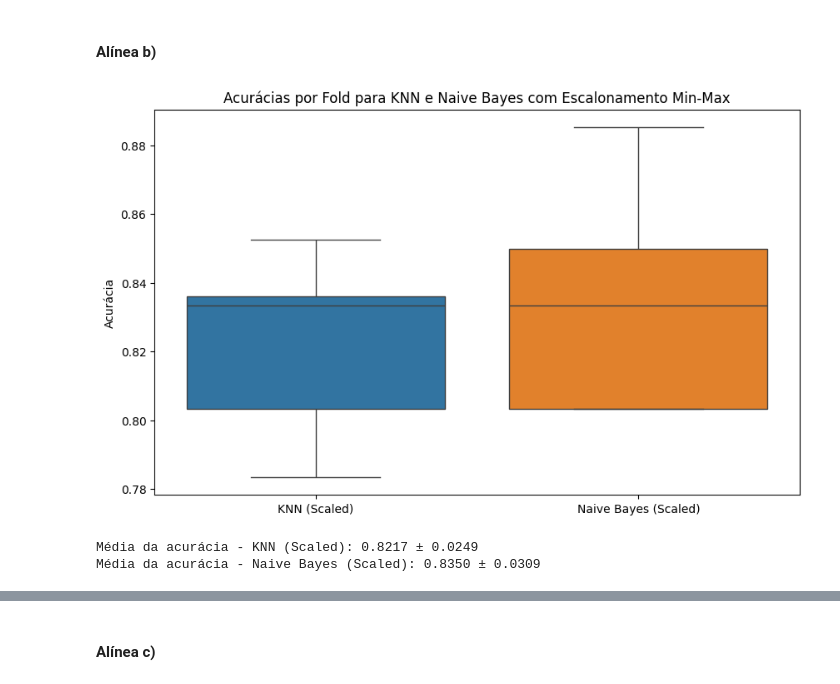
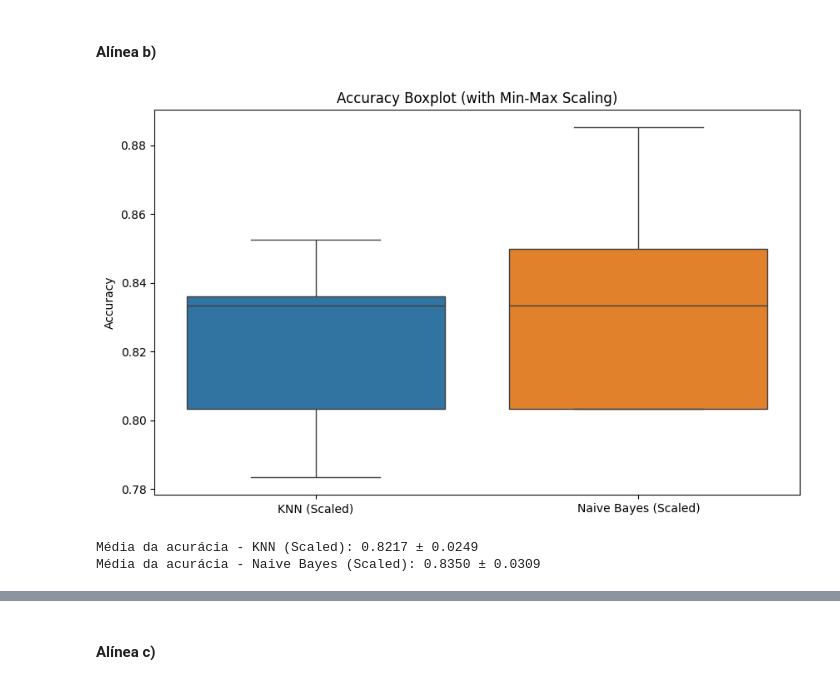
Before and after one commit to franciscolh04/Projetos-Apre, a Jupyter notebook: HW2/G060_notebook.ipynb, the cells around one changed output, grey strips where cells are left out. Saved outputs shown, nothing was run; the diff lists cells and outputs as text; code cells hidden in the pictures.

```diff
--- a/HW2/G060_notebook.ipynb
+++ b/HW2/G060_notebook.ipynb
@@ -85,29 +75,29 @@ Média da acurácia - Naive Bayes: 0.8350 ± 0.0309
 # %%
 # Aplicar Min-Max Scaler para escalonamento das features
 scaler = MinMaxScaler()
 X_scaled = scaler.fit_transform(X)
 
 # Avaliar o desempenho dos modelos usando cross_val_score com dados escalonados
 knn_scores_scaled = cross_val_score(knn, X_scaled, y, cv=skf, scoring='accuracy')
 nb_scores_scaled = cross_val_score(nb, X_scaled, y, cv=skf, scoring='accuracy')
 
 # Criar o dataframe para os resultados escalonados
 results_scaled = pd.DataFrame({
     'KNN (Scaled)': knn_scores_scaled,
     'Naive Bayes (Scaled)': nb_scores_scaled
 })
 
-# Plotar os boxplots para os modelos escalonados
+# Representar graficamente os boxplots para os modelos escalonados
 plt.figure(figsize=(10, 6))
 sns.boxplot(data=results_scaled)
-plt.title("Acurácias por Fold para KNN e Naive Bayes com Escalonamento Min-Max")
-plt.ylabel("Acurácia")
+plt.title("Accuracy Boxplot (with Min-Max Scaling)")
+plt.ylabel("Accuracy")
 plt.show()
 
 # Imprimir as médias e desvios padrão para os modelos escalonados
 print(f"Média da acurácia - KNN (Scaled): {knn_scores_scaled.mean():.4f} ± {knn_scores_scaled.std():.4f}")
 print(f"Média da acurácia - Naive Bayes (Scaled): {nb_scores_scaled.mean():.4f} ± {nb_scores_scaled.std():.4f}")
 # %% [output]
-[figure, old version]
+[figure, new version]
 Média da acurácia - KNN (Scaled): 0.8217 ± 0.0249
 Média da acurácia - Naive Bayes (Scaled): 0.8350 ± 0.0309
```
Also changed, not shown: parts of 9 cells of this notebook, 2 other files.
